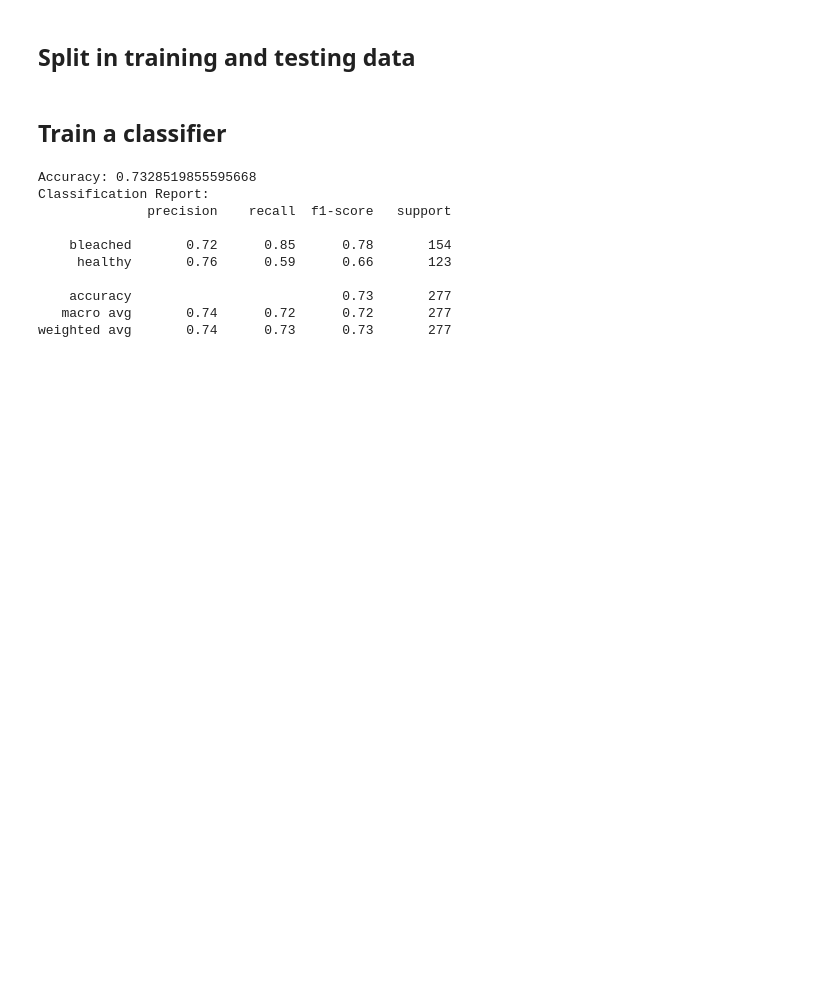
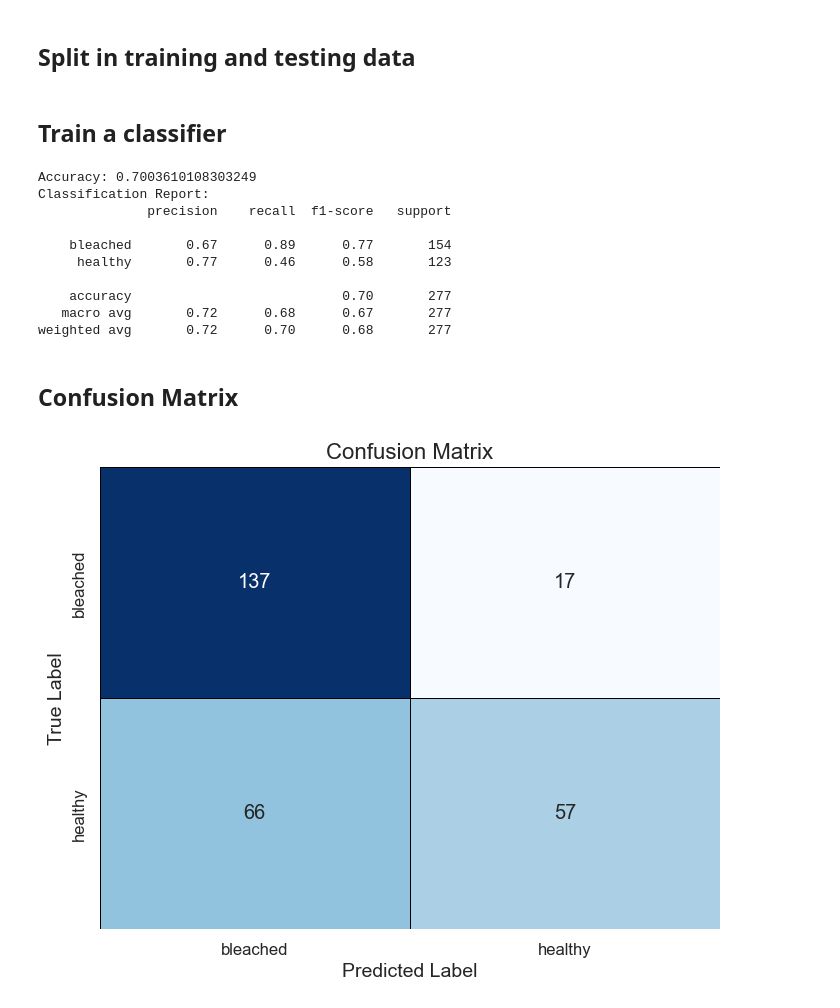
Before and after one commit to LeiTi34/Coral-Image-Classification, a Jupyter notebook: Healthy-and-Bleached-Corals-Image-Classification.ipynb, the cells around one changed output. Drawn from its saved outputs; the diff is of its cells as text; code cells hidden in the pictures; blank space fills up the shorter version.

```diff
--- a/Healthy-and-Bleached-Corals-Image-Classification.ipynb
+++ b/Healthy-and-Bleached-Corals-Image-Classification.ipynb
@@ -92,16 +112,18 @@ Healthy Corals - Minimum Height: 169, Maximum Height: 768
 # %% [markdown]
 ## Load and Resize Images
 # %%
-def load_and_resize_images(image_paths, size=(64, 64)):
+def load_and_resize_images(image_paths, size=(300, 300)): # TODO: Better way to resize
     images = []
     for img_path in image_paths:
         with Image.open(img_path) as img:
             img = img.resize(size)
-            images.append(np.array(img).flatten())  # Flatten the image into a 1D array
+            images.append(np.array(img).flatten())
     return np.array(images)
 
 bleached_images = load_and_resize_images(bleached_image_paths)
 healthy_images = load_and_resize_images(healthy_image_paths)
+
+# TODO: Test different filters on the images
 # %% [markdown]
 ## Labeling the dataset
 # %%
@@ -125,7 +147,7 @@ X_train, X_test, y_train, y_test = train_test_split(data, labels_encoded, test_s
 # %%
 
 # classifier = RandomForestClassifier(n_estimators=100, random_state=42)
-classifier = KNeighborsClassifier(n_neighbors=5)
+classifier = KNeighborsClassifier(n_neighbors=10)
 # classifier = DecisionTreeClassifier(max_depth=20)
 classifier.fit(X_train, y_train)
 
@@ -138,13 +160,33 @@ print(f"Accuracy: {accuracy}")
 print("Classification Report:")
 print(classification_report(y_test, y_pred, target_names=label_encoder.classes_))
 # %% [output]
-Accuracy: 0.7328519855595668
+Accuracy: 0.7003610108303249
 Classification Report:
               precision    recall  f1-score   support
 
-    bleached       0.72      0.85      0.78       154
-     healthy       0.76      0.59      0.66       123
+    bleached       0.67      0.89      0.77       154
+     healthy       0.77      0.46      0.58       123
 
-    accuracy                           0.73       277
-   macro avg       0.74      0.72      0.72       277
-weighted avg       0.74      0.73      0.73       277
+    accuracy                           0.70       277
+   macro avg       0.72      0.68      0.67       277
+weighted avg       0.72      0.70      0.68       277
+# %% [markdown]
+## Confusion Matrix
+# %%
+cm = confusion_matrix(y_test, y_pred)
+
+plt.figure(figsize=(8, 6))
+sns.set(font_scale=1.2)
+
+sns.heatmap(cm, annot=True, fmt="d", cmap="Blues", cbar=False, linewidths=0.5, linecolor='black')
+
+plt.title('Confusion Matrix', fontsize=16)
+plt.xlabel('Predicted Label', fontsize=14)
+plt.ylabel('True Label', fontsize=14)
+
+plt.xticks([0.5, 1.5], label_encoder.classes_, fontsize=12)
+plt.yticks([0.5, 1.5], label_encoder.classes_, fontsize=12)
+
+plt.show()
+# %% [output]
+[figure, added]
```
Also changed, not shown: parts of 2 cells of this notebook.
